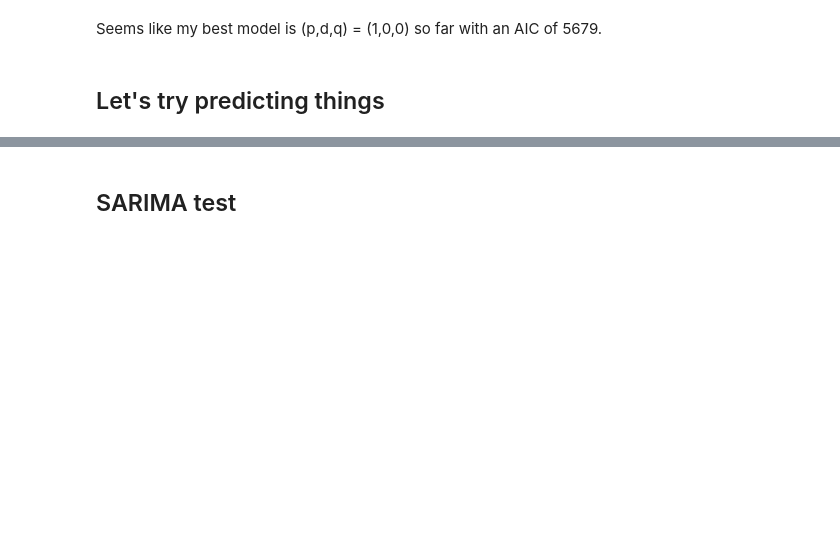
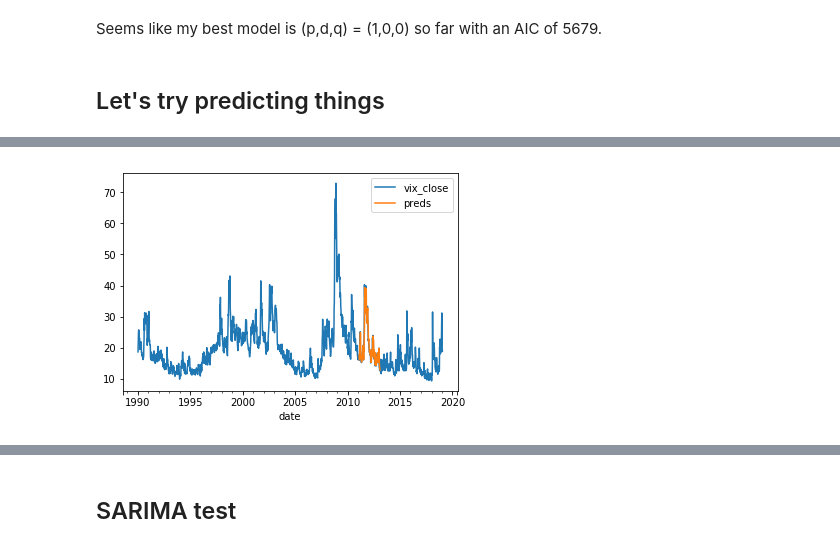
Before and after one commit to NathanMaton/vix_prediction, a Jupyter notebook: Luther Skateboard-Copy1.ipynb, the cells around one changed output, grey strips where cells are left out. Saved outputs shown, nothing was run; the diff lists cells and outputs as text; code cells hidden in the pictures; blank space fills up the shorter version.

```diff
--- a/Luther Skateboard-Copy1.ipynb
+++ b/Luther Skateboard-Copy1.ipynb
@@ -122,3 +236,5 @@ weekly_vix.shape
 # %%
-weekly_vix['preds'] = old_working_model.predict(start = 300, end= 500, dynamic=False)
+weekly_vix['preds'] = old_working_model.predict(start = weekly_vix.shape[0]-52*8, end= weekly_vix.shape[0]-52*6, dynamic=False)
 weekly_vix[['vix_close','preds']].plot();
+# %% [output]
+[figure, added]
```
Also changed, not shown: parts of 65 cells of this notebook, 4 other files.
